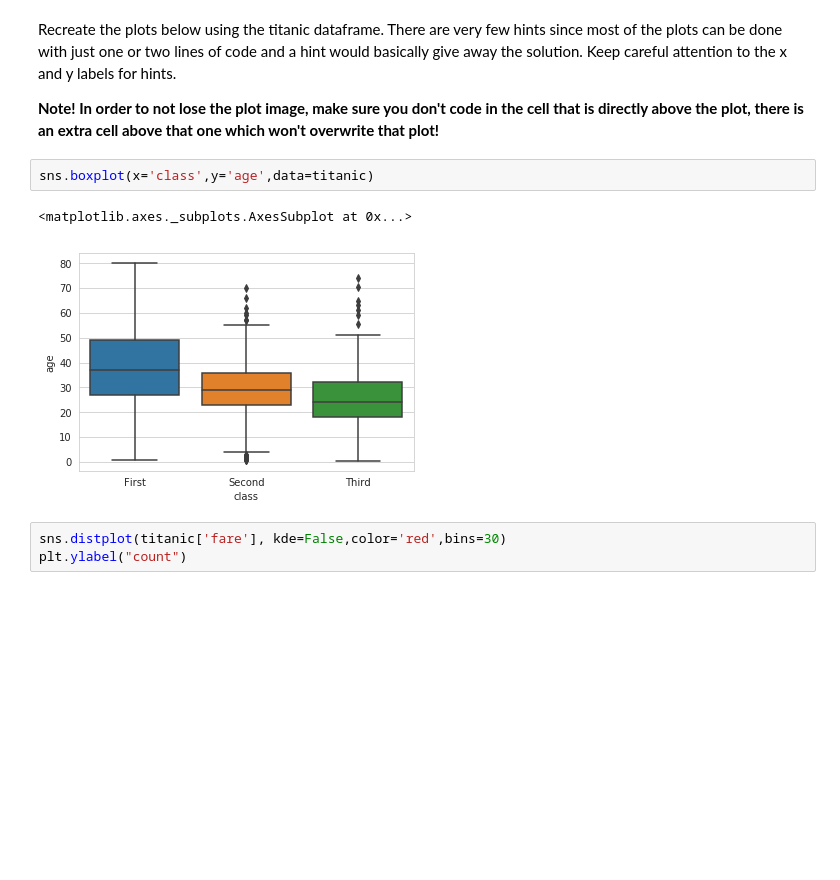
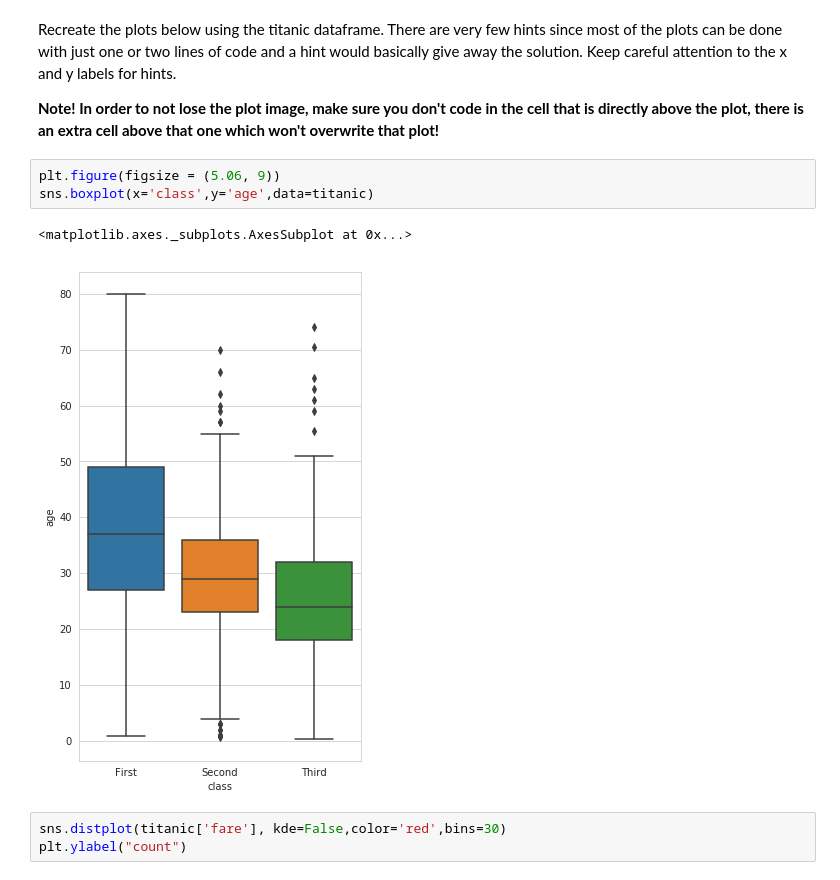
Before and after one commit to atlas-github/20190731StarMediaGroup, a Jupyter notebook: Solutions_2_Creating_Statistical_Plots_Easily_With_Seaborn.ipynb, the cells around one changed output. Saved outputs shown, nothing was run; the diff lists cells and outputs as text; blank space fills up the shorter version.

```diff
--- a/Solutions_2_Creating_Statistical_Plots_Easily_With_Seaborn.ipynb
+++ b/Solutions_2_Creating_Statistical_Plots_Easily_With_Seaborn.ipynb
@@ -35,10 +35,11 @@ Recreate the plots below using the titanic dataframe. There are very few hints s
 
 **Note! In order to not lose the plot image, make sure you don't code in the cell that is directly above the plot, there is an extra cell above that one which won't overwrite that plot!**
 # %%
+plt.figure(figsize = (5.06, 9))
 sns.boxplot(x='class',y='age',data=titanic)
 # %% [output]
 <matplotlib.axes._subplots.AxesSubplot at 0x...>
-[figure, old version]
+[figure, new version]
 # %%
 sns.distplot(titanic['fare'], kde=False,color='red',bins=30)
 plt.ylabel("count")
```
